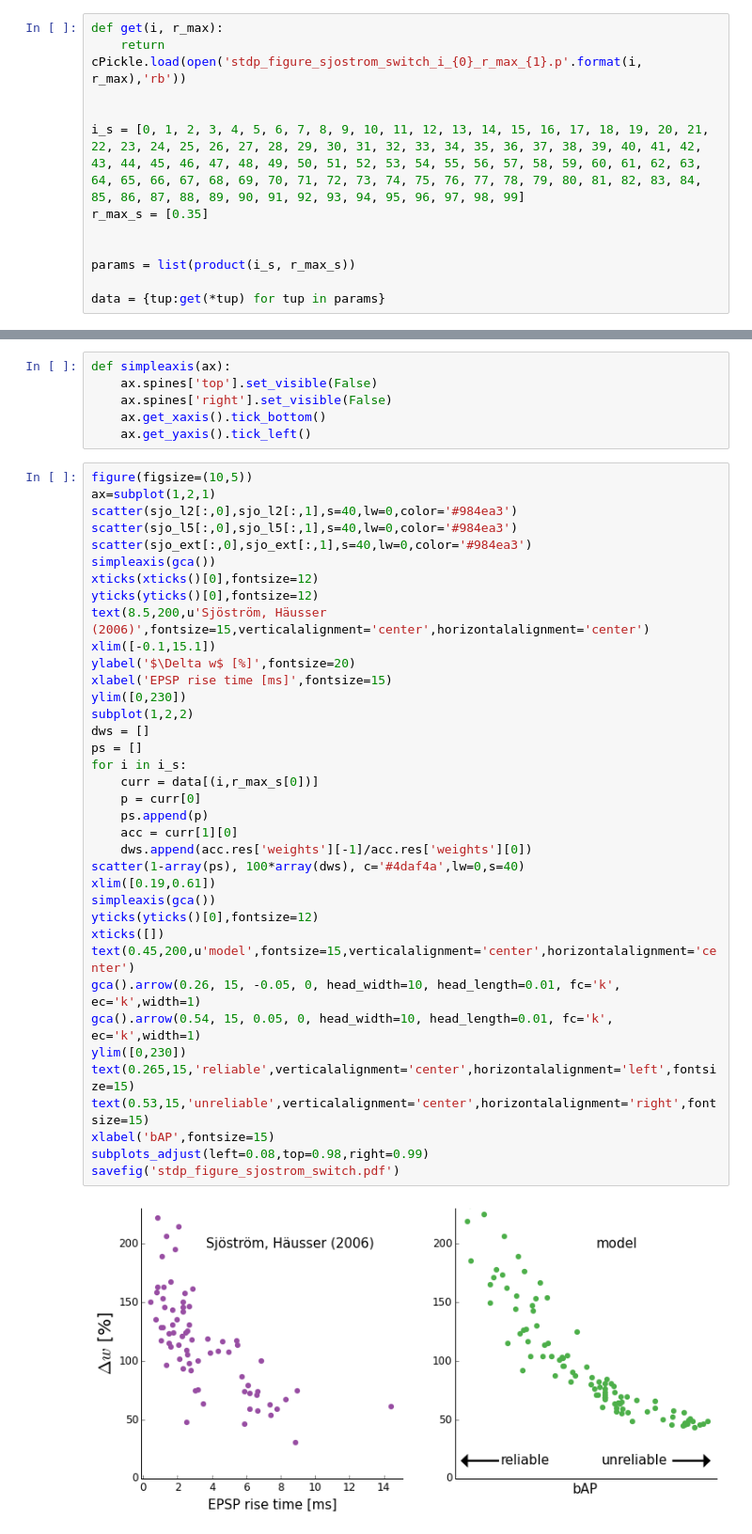
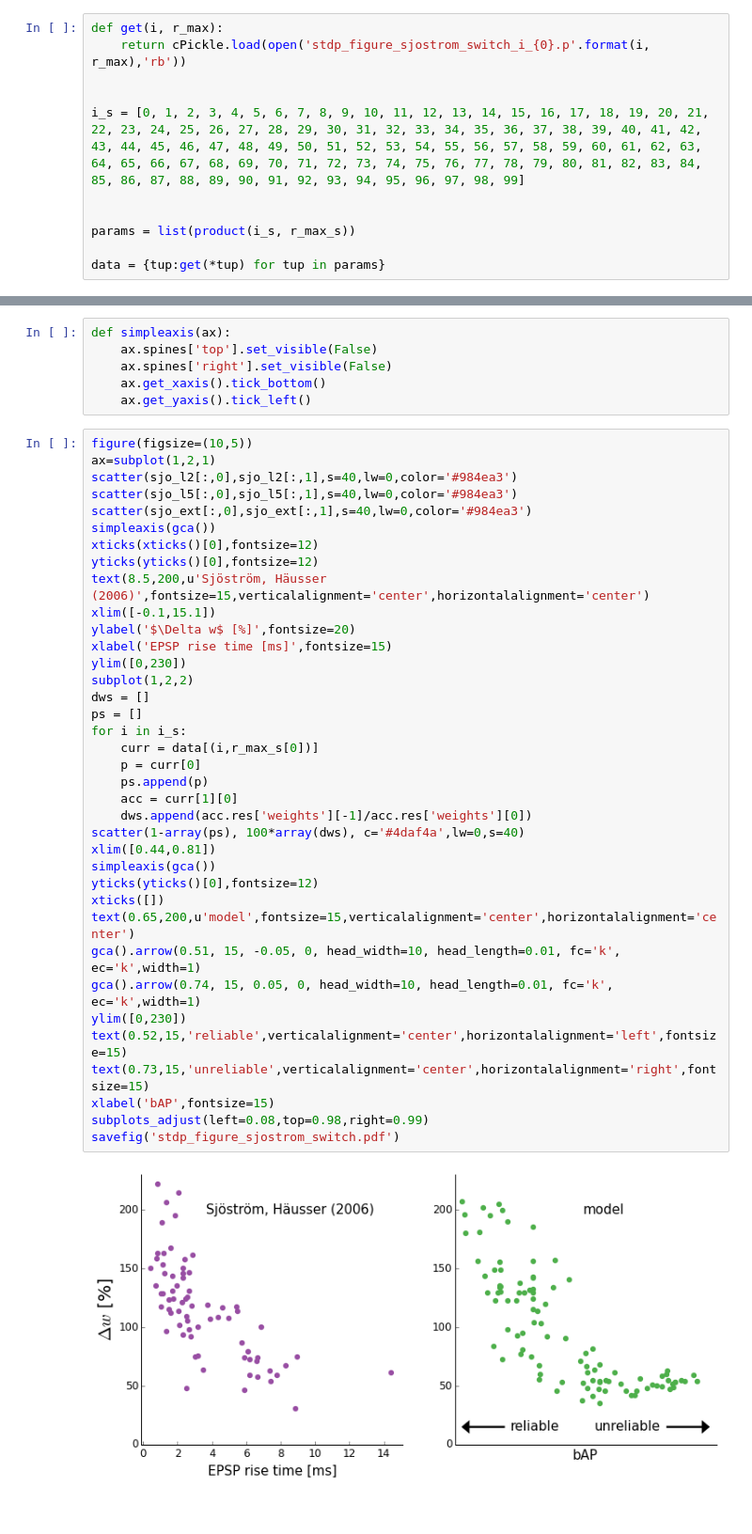
Before and after one commit to dspicher/STDP_Multicompartment, a Jupyter notebook: stdp_figure_sjostrom_switch.ipynb, the cells around one changed output, grey strips where cells are left out. Shown at 94% size. Saved outputs shown, nothing was run; the diff lists cells and outputs as text.

Commit message:
removed dynamic refractory period from sjostrom switch

```diff
--- a/stdp_figure_sjostrom_switch.ipynb
+++ b/stdp_figure_sjostrom_switch.ipynb
@@ -24,11 +24,10 @@ from itertools import product
 Populating the interactive namespace from numpy and matplotlib
 # %%
 def get(i, r_max):
-    return cPickle.load(open('stdp_figure_sjostrom_switch_i_{0}_r_max_{1}.p'.format(i, r_max),'rb'))
+    return cPickle.load(open('stdp_figure_sjostrom_switch_i_{0}.p'.format(i, r_max),'rb'))
 
 
 i_s = [0, 1, 2, 3, 4, 5, 6, 7, 8, 9, 10, 11, 12, 13, 14, 15, 16, 17, 18, 19, 20, 21, 22, 23, 24, 25, 26, 27, 28, 29, 30, 31, 32, 33, 34, 35, 36, 37, 38, 39, 40, 41, 42, 43, 44, 45, 46, 47, 48, 49, 50, 51, 52, 53, 54, 55, 56, 57, 58, 59, 60, 61, 62, 63, 64, 65, 66, 67, 68, 69, 70, 71, 72, 73, 74, 75, 76, 77, 78, 79, 80, 81, 82, 83, 84, 85, 86, 87, 88, 89, 90, 91, 92, 93, 94, 95, 96, 97, 98, 99]
-r_max_s = [0.35]
 
 
 params = list(product(i_s, r_max_s))
@@ -62,37 +61,37 @@ figure(figsize=(10,5))
 ax=subplot(1,2,1)
 scatter(sjo_l2[:,0],sjo_l2[:,1],s=40,lw=0,color='#984ea3')
 scatter(sjo_l5[:,0],sjo_l5[:,1],s=40,lw=0,color='#984ea3')
 scatter(sjo_ext[:,0],sjo_ext[:,1],s=40,lw=0,color='#984ea3')
 simpleaxis(gca())
 xticks(xticks()[0],fontsize=12)
 yticks(yticks()[0],fontsize=12)
 text(8.5,200,u'Sjöström, Häusser (2006)',fontsize=15,verticalalignment='center',horizontalalignment='center')
 xlim([-0.1,15.1])
 ylabel('$\Delta w$ [%]',fontsize=20)
 xlabel('EPSP rise time [ms]',fontsize=15)
 ylim([0,230])
 subplot(1,2,2)
 dws = []
 ps = []
 for i in i_s:
     curr = data[(i,r_max_s[0])]
     p = curr[0]
     ps.append(p)
     acc = curr[1][0]
     dws.append(acc.res['weights'][-1]/acc.res['weights'][0])
 scatter(1-array(ps), 100*array(dws), c='#4daf4a',lw=0,s=40)
-xlim([0.19,0.61])
+xlim([0.44,0.81])
 simpleaxis(gca())
 yticks(yticks()[0],fontsize=12)
 xticks([])
-text(0.45,200,u'model',fontsize=15,verticalalignment='center',horizontalalignment='center')
-gca().arrow(0.26, 15, -0.05, 0, head_width=10, head_length=0.01, fc='k', ec='k',width=1)
-gca().arrow(0.54, 15, 0.05, 0, head_width=10, head_length=0.01, fc='k', ec='k',width=1)
+text(0.65,200,u'model',fontsize=15,verticalalignment='center',horizontalalignment='center')
+gca().arrow(0.51, 15, -0.05, 0, head_width=10, head_length=0.01, fc='k', ec='k',width=1)
+gca().arrow(0.74, 15, 0.05, 0, head_width=10, head_length=0.01, fc='k', ec='k',width=1)
 ylim([0,230])
-text(0.265,15,'reliable',verticalalignment='center',horizontalalignment='left',fontsize=15)
-text(0.53,15,'unreliable',verticalalignment='center',horizontalalignment='right',fontsize=15)
+text(0.52,15,'reliable',verticalalignment='center',horizontalalignment='left',fontsize=15)
+text(0.73,15,'unreliable',verticalalignment='center',horizontalalignment='right',fontsize=15)
 xlabel('bAP',fontsize=15)
 subplots_adjust(left=0.08,top=0.98,right=0.99)
 savefig('stdp_figure_sjostrom_switch.pdf')
 # %% [output]
-[figure, old version]
+[figure, new version]
```
Also changed, not shown: 2 other files.
